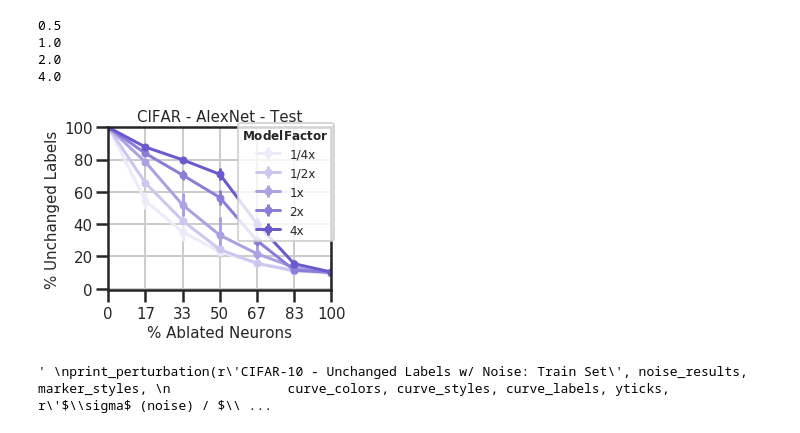
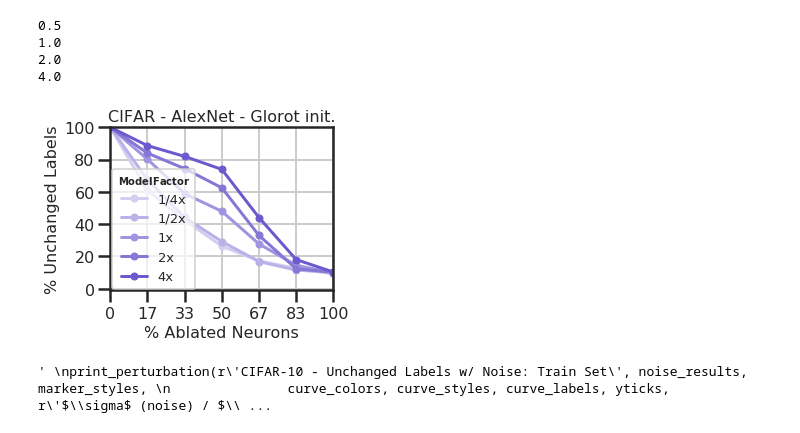
Before and after one commit to xboix/frivolous_dnns, a Jupyter notebook: ipy_notebooks/plot_perturbation_curves.ipynb, the cells around one changed output. Saved outputs shown, nothing was run; the diff lists cells and outputs as text; code cells hidden in the pictures.

```diff
--- a/ipy_notebooks/plot_perturbation_curves.ipynb
+++ b/ipy_notebooks/plot_perturbation_curves.ipynb
@@ -1,10 +1,14 @@
 # %%
 import numpy as np
-import matplotlib.pyplot as plt
 import sys
 import pandas as pd
+import seaborn
+import matplotlib
+import matplotlib.ticker
+from matplotlib import pyplot as plt
 
-import seaborn
+matplotlib.rcParams['pdf.fonttype'] = 42
+matplotlib.rcParams['ps.fonttype'] = 42
 
 seaborn.set()
 seaborn.set_style("ticks")
@@ -25,17 +29,20 @@ def print_perturbation(title, data, marker_styles, curve_colors, curve_styles,
 
     for curve_idx in range(np.shape(data)[0]):
         non_0_idx = (data[curve_idx,:,0] != 0)
-        plt.errorbar(levels[non_0_idx], data[curve_idx,non_0_idx,0], yerr=data[curve_idx,non_0_idx,1].T,
+#         plt.errorbar(levels[non_0_idx], data[curve_idx,non_0_idx,0], yerr=data[curve_idx,non_0_idx,1].T,
+#                  marker=marker_styles[curve_idx], markersize=7, color=curve_colors[curve_idx],
+#                  linestyle=curve_styles[curve_idx], linewidth=3)
+        plt.plot(levels[non_0_idx], data[curve_idx,non_0_idx,0],
                  marker=marker_styles[curve_idx], markersize=7, color=curve_colors[curve_idx],
                  linestyle=curve_styles[curve_idx], linewidth=3)
 
 
     for item in ([ax.title, ax.xaxis.label, ax.yaxis.label] +
                  ax.get_xticklabels() + ax.get_yticklabels()):
-        item.set_fontsize(15)
+        item.set_fontsize(16)
     if leg_flag:
-        leg = plt.legend(curve_labels, loc=leg_loc, framealpha=0.8, fontsize=12, title=leg_title)
-        leg.get_title().set_fontsize('12')
+        leg = plt.legend(curve_labels, loc=leg_loc, framealpha=0.7, fontsize=13, title=leg_title)
+        leg.get_title().set_fontsize('10')
     plt.rc('xtick',labelsize=8)
 
     plt.show()
@@ -48,7 +55,7 @@ yticks = [0, 0.2, 0.4, 0.6, 0.8, 1]
 curves = 5
 curve_labels = ['1/4x', '1/2x', '1x', '2x','4x']
 cm = seaborn.light_palette("slateblue", as_cmap=True)
-curve_colors = [cm(i) for i in np.linspace(0.0, 1.0, num=curves)]
+curve_colors = [cm(i) for i in np.linspace(0.0, 1.0, num=curves+1)][1:]
 curve_styles = ['-', '-', '-', '-', '-', '-']
 marker_styles = ['o', 'o', 'o', 'o', 'o']
 yticks = [0, 20, 40, 60, 80, 100]
@@ -129,13 +136,13 @@ for ID in range(2,32):
                 [df['perturbation_name'] == 'Activation Knockout Selected'] \
                 [df['perturbation_amount'] == knockout_range[amount]]['performance'].iloc[0]
 
-    rand_ablation_results[curve_idx, :, 0] = np.mean(rand_ablation, axis=0)
+    rand_ablation_results[curve_idx, :, 0] = np.max(rand_ablation, axis=0)
     noise_results[curve_idx, :, 0] = np.mean(noise, axis=0)
-    targeted_ablation_results[curve_idx, :, 0] = np.mean(targeted_ablation, axis=0)
+    targeted_ablation_results[curve_idx, :, 0] = np.max(targeted_ablation, axis=0)
 
-    rand_ablation_results_test[curve_idx, :, 0] = np.mean(rand_ablation_test, axis=0)
+    rand_ablation_results_test[curve_idx, :, 0] = np.max(rand_ablation_test, axis=0)
     noise_results_test[curve_idx, :, 0] = np.mean(noise_test, axis=0)
-    targeted_ablation_results_test[curve_idx, :, 0] = np.mean(targeted_ablation_test, axis=0)
+    targeted_ablation_results_test[curve_idx, :, 0] = np.max(targeted_ablation_test, axis=0)
 
     rand_ablation_results[curve_idx, :, 1] = np.std(rand_ablation, axis=0)
     noise_results[curve_idx, :, 1] = np.std(noise, axis=0)
@@ -158,22 +165,22 @@ targeted_ablation_results_test *= 100
 2.0
 4.0
 # %%
-leg_loc = (0.58, 0.30)
-print_perturbation(r'CIFAR - AlexNet - Test', rand_ablation_results_test, marker_styles,
+leg_loc = (0.01, 0.01)
+print_perturbation(r'CIFAR - AlexNet - Glorot init.', rand_ablation_results_test, marker_styles,
                curve_colors, curve_styles, curve_labels, yticks, r'% Ablated Neurons', r"$\bf{Model} \bf{Factor}$",
                    10,
                    leg_loc, True,
                  "rob_cifar")
 '''
 print_perturbation(r'CIFAR-10 - Unchanged Labels w/ Noise: Train Set', noise_results, marker_styles,
                curve_colors, curve_styles, curve_labels, yticks, r'$\sigma$ (noise) / $\sigma$ (activation)', r"$\bf{Regularizer}$", 10)
 
 print_perturbation(r'CIFAR-10 - Unchanged Labels w/ Random Ablation: Test Set', rand_ablation_results_test, marker_styles,
                curve_colors, curve_styles, curve_labels, yticks, r'% Ablated Neurons', r"$\bf{Regularizer}$", 10)
 
 print_perturbation(r'CIFAR-10 - Unchanged Labels w/ Noise: Test Set', noise_results_test, marker_styles,
                curve_colors, curve_styles, curve_labels, yticks, r'$\sigma$ (noise) / $\sigma$ (activation)', r"$\bf{Regularizer}$", 10)
 '''
 # %% [output]
-[figure, old version]
+[figure, new version]
 ' \nprint_perturbation(r\'CIFAR-10 - Unchanged Labels w/ Noise: Train Set\', noise_results, marker_styles, \n               curve_colors, curve_styles, curve_labels, yticks, r\'$\\sigma$ (noise) / $\\ ...
```
Also changed, not shown: parts of 10 cells of this notebook, 5 other files.
